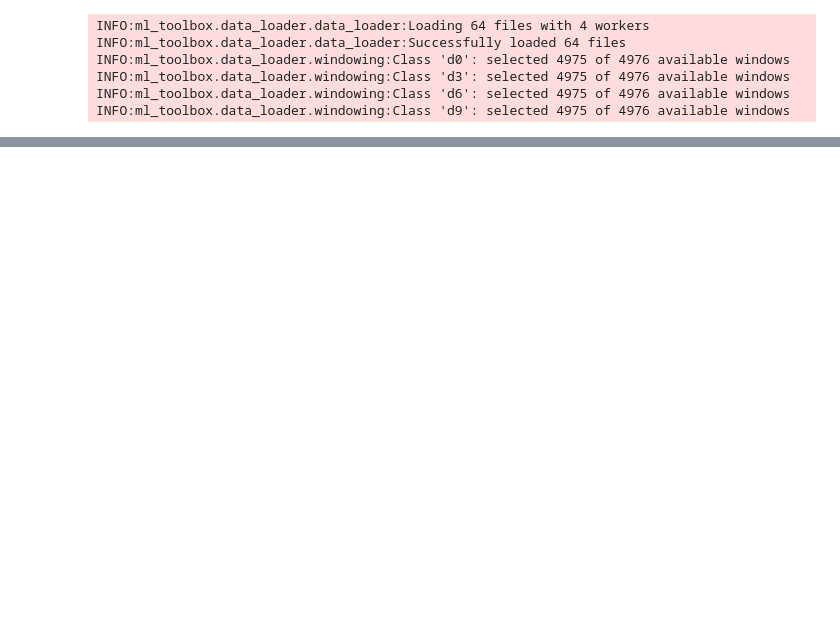
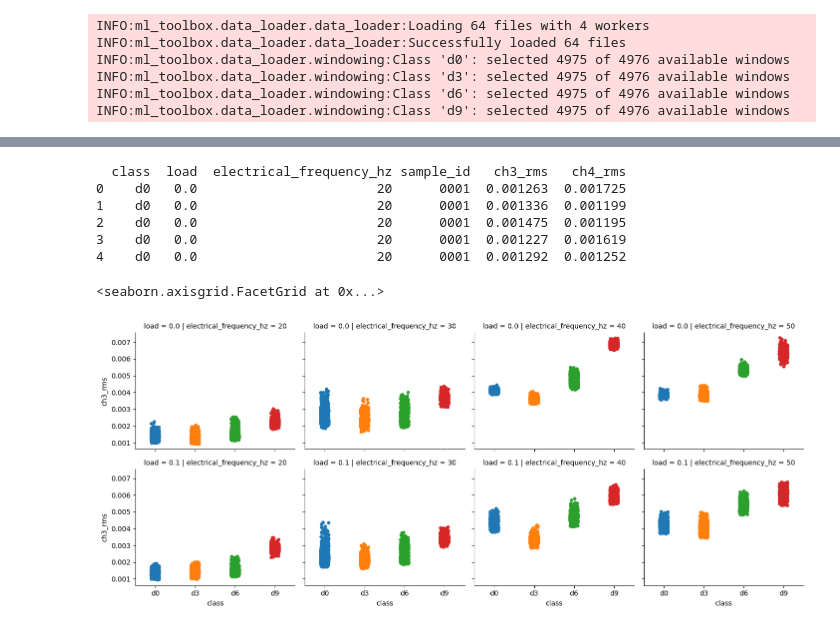
Before and after one commit to efvai/health-asyn-ml, a Jupyter notebook: notebooks/production/vibro_model.ipynb, the cells around one changed output, grey strips where cells are left out. Drawn from its saved outputs; the diff is of its cells as text; code cells hidden in the pictures; blank space fills up the shorter version.

```diff
--- a/notebooks/production/vibro_model.ipynb
+++ b/notebooks/production/vibro_model.ipynb
@@ -160,0 +226,32 @@ Confusion Matrix:
+# %%
+# RMS for external dataset
+rms_feat_df = features_df[['ch3_rms', 'ch4_rms']].copy()
+meta_df = pd.DataFrame(win_metadata)[['class', 'load', 'electrical_frequency_hz', 'sample_id']].copy()
+rms_df = pd.concat([meta_df, rms_feat_df], axis=1)
+rms_df = rms_df.sort_values(by=['class', 'load', 'electrical_frequency_hz', 'sample_id']).reset_index(drop=True)
+print(rms_df.head())
+
+rms_df.to_excel(project_root / "vibro_rms_features.xlsx", index=False)
+# %% [output]
+  class  load  electrical_frequency_hz sample_id   ch3_rms   ch4_rms
+0    d0   0.0                       20      0001  0.001263  0.001725
+1    d0   0.0                       20      0001  0.001336  0.001199
+2    d0   0.0                       20      0001  0.001475  0.001195
+3    d0   0.0                       20      0001  0.001227  0.001619
+4    d0   0.0                       20      0001  0.001292  0.001252
+# %%
+import seaborn as sns
+sns.catplot(
+    data=rms_df,
+    x='class',
+    y='ch3_rms',
+    col='electrical_frequency_hz', # Speeds across the top
+    row='load',                    # Loads down the side
+    hue='class',
+    kind='strip',
+    height=3,                      # Height of each sub-plot
+    aspect=1.2                     # Width vs height ratio
+)
+# %% [output]
+<seaborn.axisgrid.FacetGrid at 0x...>
+[figure, added]
```
Also changed, not shown: parts of 7 cells of this notebook, 11 other files.
